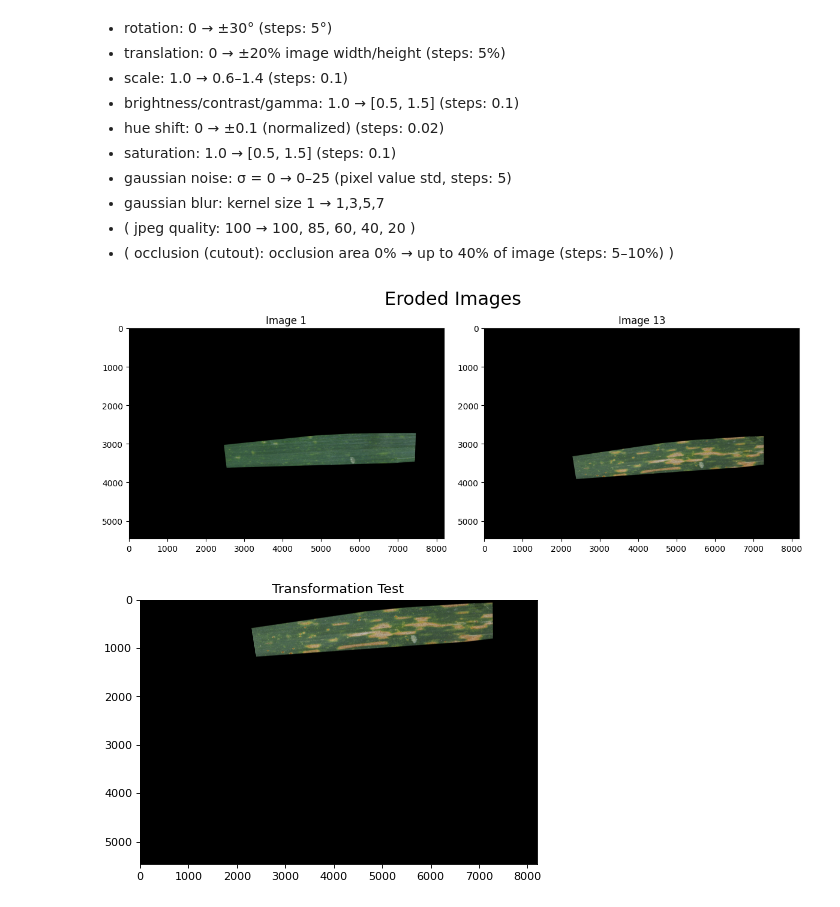
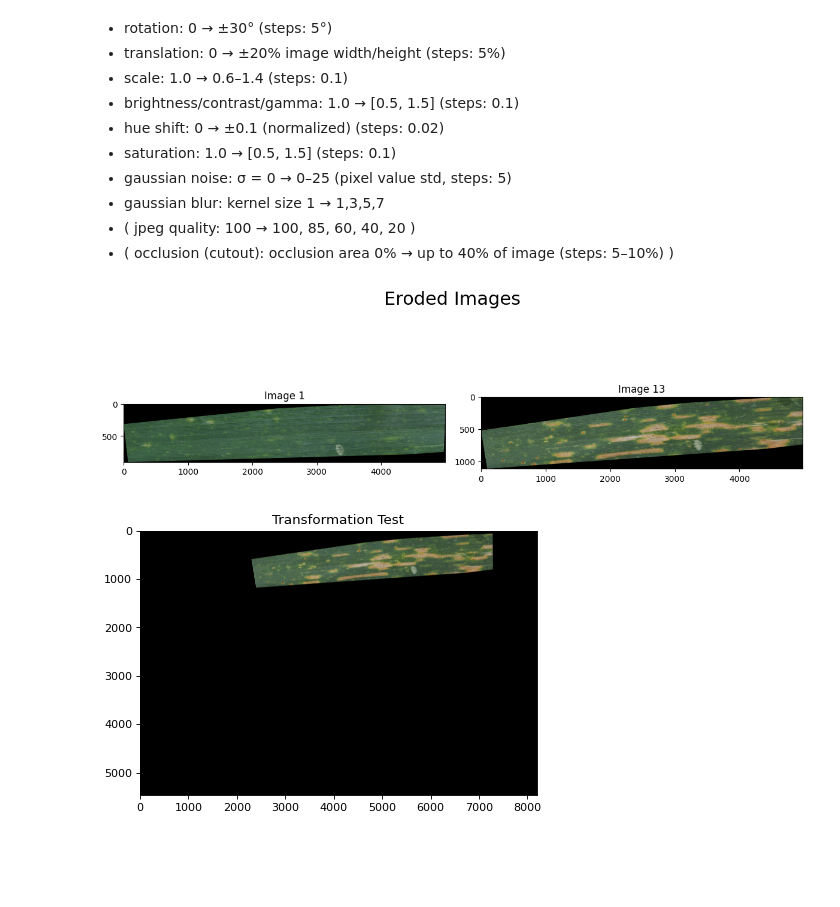
Before and after one commit to eboesch/LeafAlignment, a Jupyter notebook: Mask_Test.ipynb, the cells around one changed output. Saved outputs shown, nothing was run; the diff lists cells and outputs as text; code cells hidden in the pictures; blank space fills up the shorter version.

Commit message:
added cropping of background

```diff
--- a/Mask_Test.ipynb
+++ b/Mask_Test.ipynb
@@ -239,6 +277,11 @@ transforms = {
     'Saturation': [0.75, 1.25],#list(range(0.5, 1.5, 0.1)),    # 1 = no changes, 0 = black&white, >1 = more saturated
     'Gaussian Noise': [0.5],#[0, 0.25, 0.5, 0.75, 1],           # 0 = no changes, higher = more noise
     'Gaussian Blur': [21, 51],#[11, 21, 51, 101, 151],
+}
+size_factors = [4, 8]#[1, 2, 4, 8]
+backgrounds = ["Eroded"]#, "Eroded+Cropped"] "Original"
+fixed_img_indices = [1]
+moving_img_indices = [3, 13]
 
-}
-size_factors = [4,8]#[1, 2, 4, 8]
+height = available_data['images'][0].size[1]
+width = available_data['images'][0].size[0]
@@ -252,5 +287,0 @@ width = available_data['images'][0].size[0]
-# %%
-plot_image_pair(fixed_img, moving_img, fixed_img_ind, moving_img_ind, title="Eroded Images")
-plt.show()
-# %% [output]
-[figure, removed]
@@ -295,3 +288,21 @@ def add_gaussian_noise(img, sigma=0.0):
+# %%
+def fetch_leaves(indices: list, available_data, background_type: str='Original'):
+    if background_type == "Original":
+        img = [pil_to_kornia(available_data['images'][index]) for index in indices]
+    elif background_type == "Eroded":
+        img = [erode_leaf(available_data, index=index) for index in indices]
+    elif background_type == "Eroded+Cropped":
+        img = [erode_crop_leaf(available_data, index=index) for index in indices]
+    else:
+        raise ValueError(f"Unknown background type '{background_type}'")
+
+    return img
+# %%
+fixed, moving = fetch_leaves([fixed_img_indices[0], moving_img_indices[-1]], available_data, background_type="Eroded+Cropped")
+plot_image_pair(fixed, moving, fixed_img_indices[0], moving_img_indices[-1], title="Eroded Images")
+plt.show()
+# %% [output]
+[figure, added]
 # %%
 # trsf = K.augmentation.RandomAffine(30, (0.2, 0.2), (0.5, 1.5))
 # test = trsf(moving_img)
```
Also changed, not shown: parts of 13 cells of this notebook, 1 other file.
